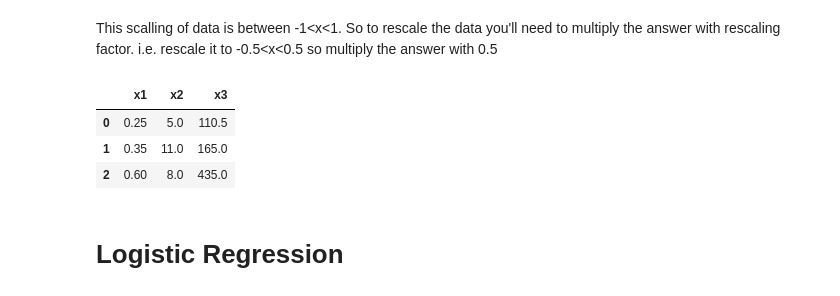
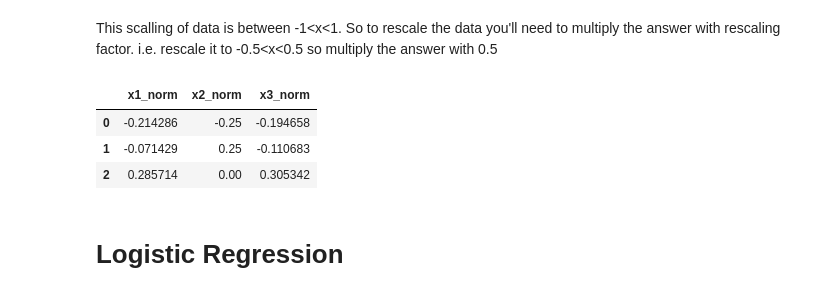
Before and after one commit to Enan511/4.1_All_Notes, a Jupyter notebook: CSE_427_ML/Mid_prac.ipynb, the cells around one changed output. Cells and saved outputs as stored; diff of their text form; code cells hidden in the pictures.

```diff
--- a/CSE_427_ML/Mid_prac.ipynb
+++ b/CSE_427_ML/Mid_prac.ipynb
@@ -391,13 +393,13 @@ This scalling of data is between -1<x<1. So to rescale the data you'll need to m
 # %%
 rescale_factor = 0.5
 
-df2 = df[['x1','x2','x3']]
+df2 = df[['x1_norm','x2_norm','x3_norm']]
 df2*0.5  # Rescaled data
 # %% [output]
-|  | x1 | x2 | x3 |
-| 0 | 0.25 | 5.0 | 110.5 |
-| 1 | 0.35 | 11.0 | 165.0 |
-| 2 | 0.60 | 8.0 | 435.0 |
+|  | x1_norm | x2_norm | x3_norm |
+| 0 | -0.214286 | -0.25 | -0.194658 |
+| 1 | -0.071429 | 0.25 | -0.110683 |
+| 2 | 0.285714 | 0.00 | 0.305342 |
 # %% [markdown]
 # Logistic Regression
 # %% [markdown]
```
Also changed, not shown: parts of 9 cells of this notebook.
